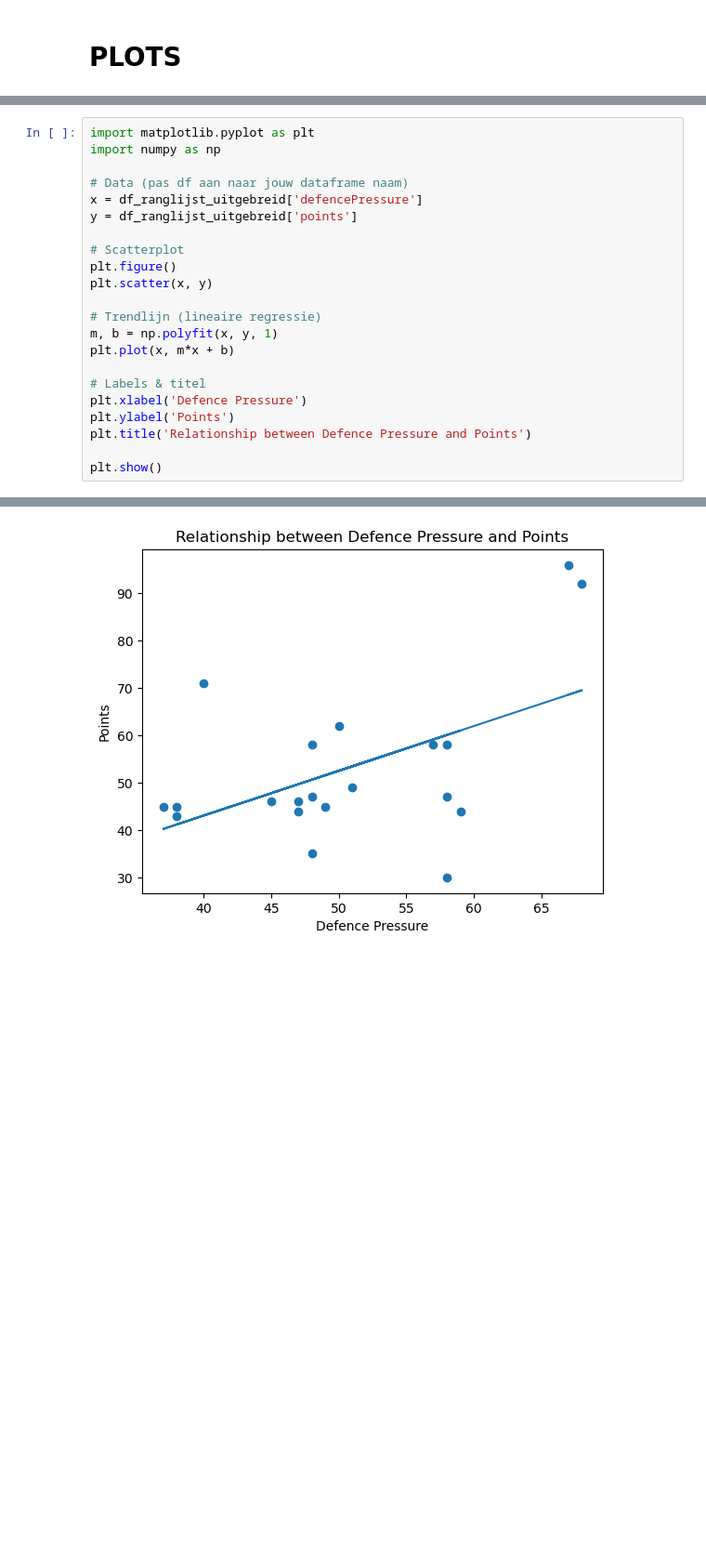
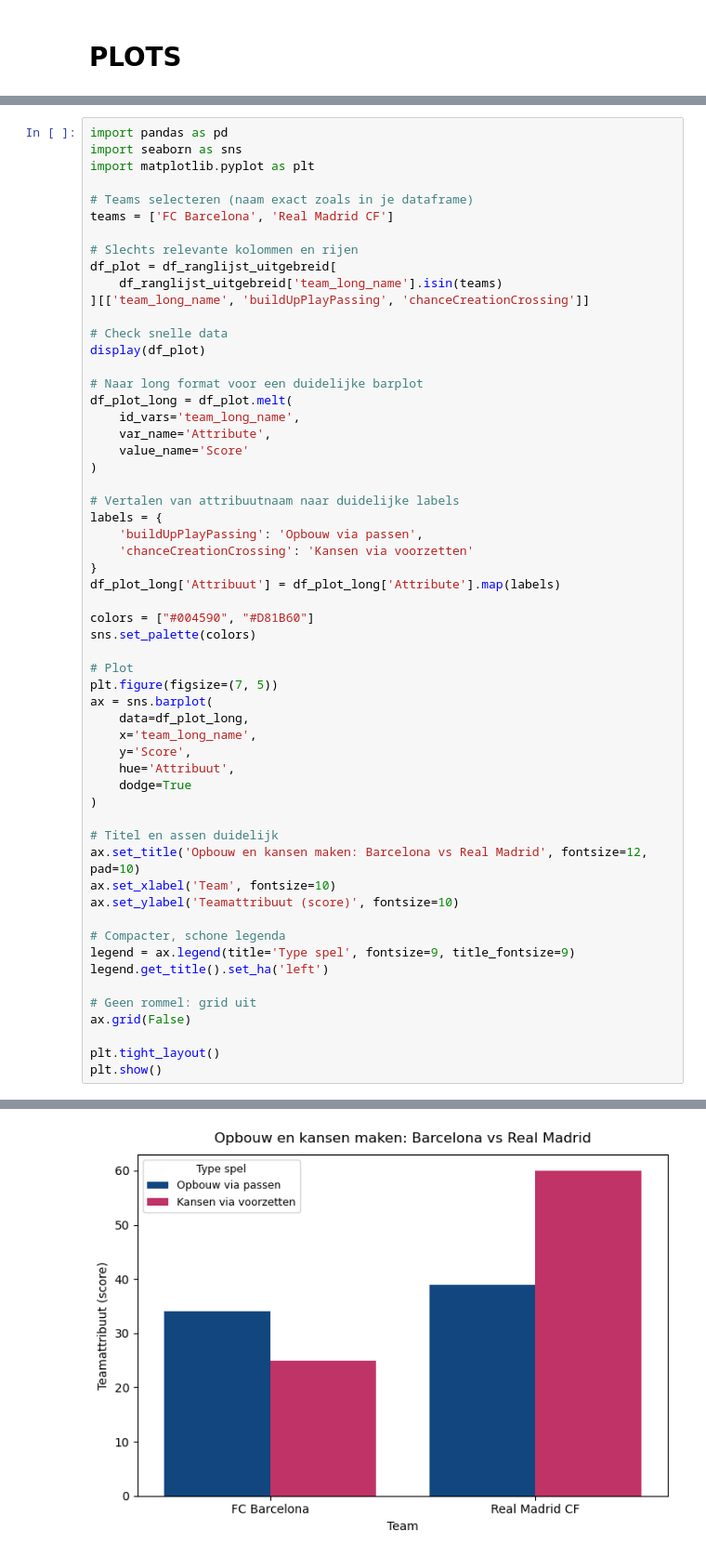
Before and after one commit to ShaliniBekaroe/Datalab_semester2_Groep1, a Jupyter notebook: notebook/data_mining.ipynb, the cells around one changed output, grey strips where cells are left out. Shown at 93% size. Saved outputs shown, nothing was run; the diff lists cells and outputs as text; blank space fills up the shorter version.

Commit message:
Add: 2b Barplot

```diff
--- a/notebook/data_mining.ipynb
+++ b/notebook/data_mining.ipynb
@@ -338,23 +340,58 @@ Name: points, dtype: float64
 # %%
+import pandas as pd
+import seaborn as sns
 import matplotlib.pyplot as plt
-import numpy as np
 
-# Data (pas df aan naar jouw dataframe naam)
-x = df_ranglijst_uitgebreid['defencePressure']
-y = df_ranglijst_uitgebreid['points']
+# Teams selecteren (naam exact zoals in je dataframe)
+teams = ['FC Barcelona', 'Real Madrid CF']
 
-# Scatterplot
-plt.figure()
-plt.scatter(x, y)
+# Slechts relevante kolommen en rijen
+df_plot = df_ranglijst_uitgebreid[
+    df_ranglijst_uitgebreid['team_long_name'].isin(teams)
+][['team_long_name', 'buildUpPlayPassing', 'chanceCreationCrossing']]
 
-# Trendlijn (lineaire regressie)
-m, b = np.polyfit(x, y, 1)
-plt.plot(x, m*x + b)
+# Check snelle data
+display(df_plot)
 
-# Labels & titel
-plt.xlabel('Defence Pressure')
-plt.ylabel('Points')
-plt.title('Relationship between Defence Pressure and Points')
+# Naar long format voor een duidelijke barplot
+df_plot_long = df_plot.melt(
+    id_vars='team_long_name',
+    var_name='Attribute',
+    value_name='Score'
+)
 
+# Vertalen van attribuutnaam naar duidelijke labels
+labels = {
+    'buildUpPlayPassing': 'Opbouw via passen',
+    'chanceCreationCrossing': 'Kansen via voorzetten'
+}
+df_plot_long['Attribuut'] = df_plot_long['Attribute'].map(labels)
+
+colors = ["#004590", "#D81B60"]
+sns.set_palette(colors)
+
+# Plot
+plt.figure(figsize=(7, 5))
+ax = sns.barplot(
+    data=df_plot_long,
+    x='team_long_name',
+    y='Score',
+    hue='Attribuut',
+    dodge=True
+)
+
+# Titel en assen duidelijk
+ax.set_title('Opbouw en kansen maken: Barcelona vs Real Madrid', fontsize=12, pad=10)
+ax.set_xlabel('Team', fontsize=10)
+ax.set_ylabel('Teamattribuut (score)', fontsize=10)
+
+# Compacter, schone legenda
+legend = ax.legend(title='Type spel', fontsize=9, title_fontsize=9)
+legend.get_title().set_ha('left')
+
+# Geen rommel: grid uit
+ax.grid(False)
+
+plt.tight_layout()
 plt.show()
 # %% [output]
@@ -361 +401 @@ plt.show()
-[figure, old version]
+[figure, new version]
```
Also changed, not shown: parts of 9 cells of this notebook.
